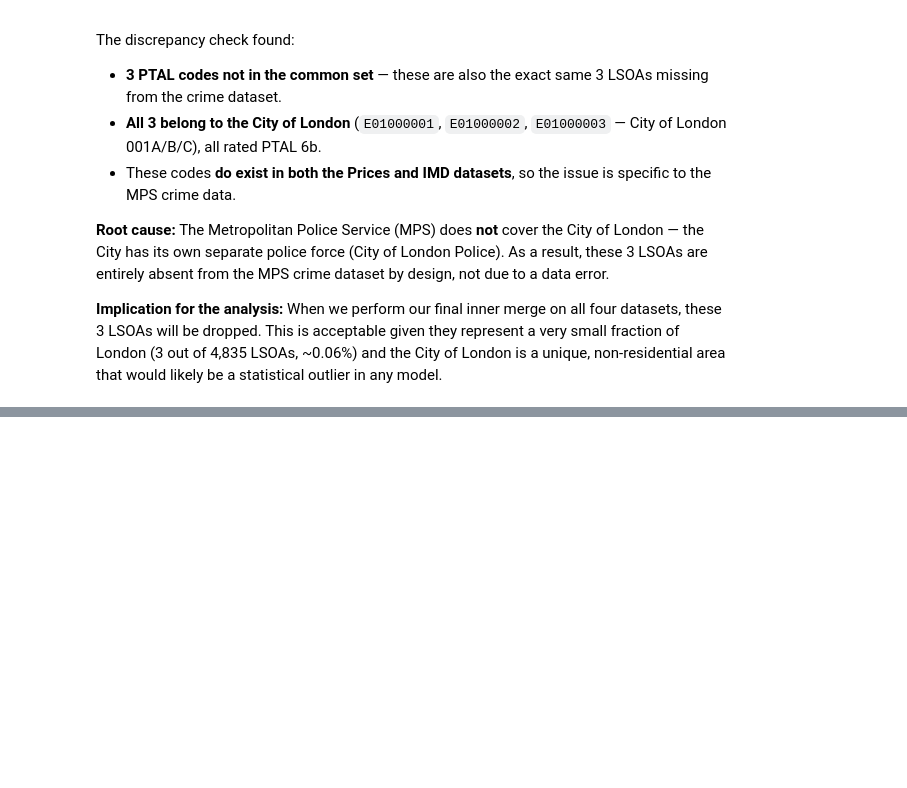
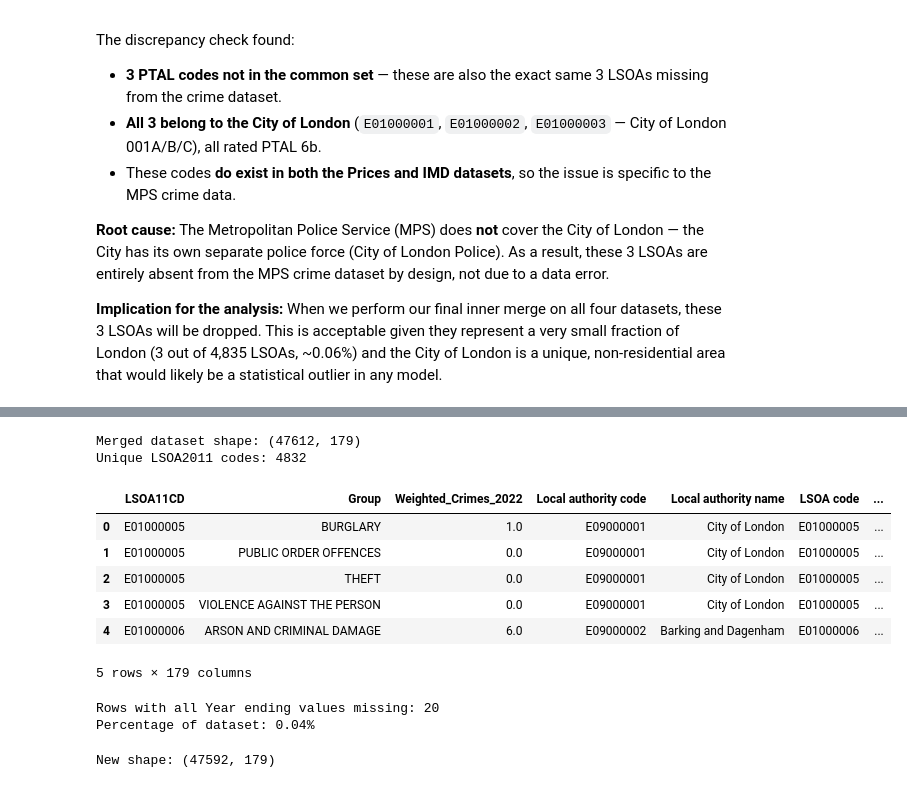
Before and after one commit to RaquelCG1/London-House-Prices-Crime-IMD-transport, a Jupyter notebook: London_Neighbourhood_Analysis.ipynb, the cells around one changed output, grey strips where cells are left out. Drawn from its saved outputs; the diff is of its cells as text; code cells hidden in the pictures; blank space fills up the shorter version.

```diff
--- a/London_Neighbourhood_Analysis.ipynb
+++ b/London_Neighbourhood_Analysis.ipynb
@@ -448,0 +762,6 @@ Dropped 0 rows with no valid LSOA mapping.
+# %%
+crime_lsoa11_2022 = (
+    crime_2022_weighted
+    .groupby(["LSOA11CD", "Group"], as_index=False)["Weighted_Crimes_2022"]
+    .sum()
+)
@@ -536,0 +895,62 @@ Borough details (from ONS lookup):
+# %%
+# Merge using the crime dataset as the base
+merged_df = (
+    crime_lsoa11_2022
+    .merge(
+        prices_df,
+        left_on="LSOA11CD",
+        right_on="LSOA code",
+        how="left"
+    )
+    .merge(
+        imd_df,
+        left_on="LSOA11CD",
+        right_on="LSOA code (2011)",
+        how="left"
+    )
+    .merge(
+        ptal_df,
+        left_on="LSOA11CD",
+        right_on="LSOA2011",
+        how="left"
+    )
+)
+
+print("Merged dataset shape:", merged_df.shape)
+print("Unique LSOA2011 codes:", merged_df["LSOA11CD"].nunique())
+# %% [output]
+Merged dataset shape: (47612, 179)
+Unique LSOA2011 codes: 4832
+# %%
+merged_df.head()
+# %% [output]
+|  | LSOA11CD | Group | Weighted_Crimes_2022 | Local authority code | Local authority name | LSOA code | ... |
+| 0 | E01000005 | BURGLARY | 1.0 | E09000001 | City of London | E01000005 | ... |
+| 1 | E01000005 | PUBLIC ORDER OFFENCES | 0.0 | E09000001 | City of London | E01000005 | ... |
+| 2 | E01000005 | THEFT | 0.0 | E09000001 | City of London | E01000005 | ... |
+| 3 | E01000005 | VIOLENCE AGAINST THE PERSON | 0.0 | E09000001 | City of London | E01000005 | ... |
+| 4 | E01000006 | ARSON AND CRIMINAL DAMAGE | 6.0 | E09000002 | Barking and Dagenham | E01000006 | ... |
+5 rows × 179 columns
+# %%
+# Select all "Year ending" columns
+year_cols = [col for col in merged_df.columns if col.startswith("Year ending")]
+
+# Rows where every Year ending column is missing
+all_years_missing = merged_df[year_cols].isna().all(axis=1)
+
+# Count and percentage
+n_missing = all_years_missing.sum()
+pct_missing = (n_missing / len(merged_df)) * 100
+
+print(f"Rows with all Year ending values missing: {n_missing}")
+print(f"Percentage of dataset: {pct_missing:.2f}%")
+# %% [output]
+Rows with all Year ending values missing: 20
+Percentage of dataset: 0.04%
+# %%
+# Remove rows with no house price data
+merged_df = merged_df.loc[~all_years_missing].copy()
+
+print("New shape:", merged_df.shape)
+# %% [output]
+New shape: (47592, 179)
```
Also changed, not shown: parts of 36 cells of this notebook, 1 other file.
